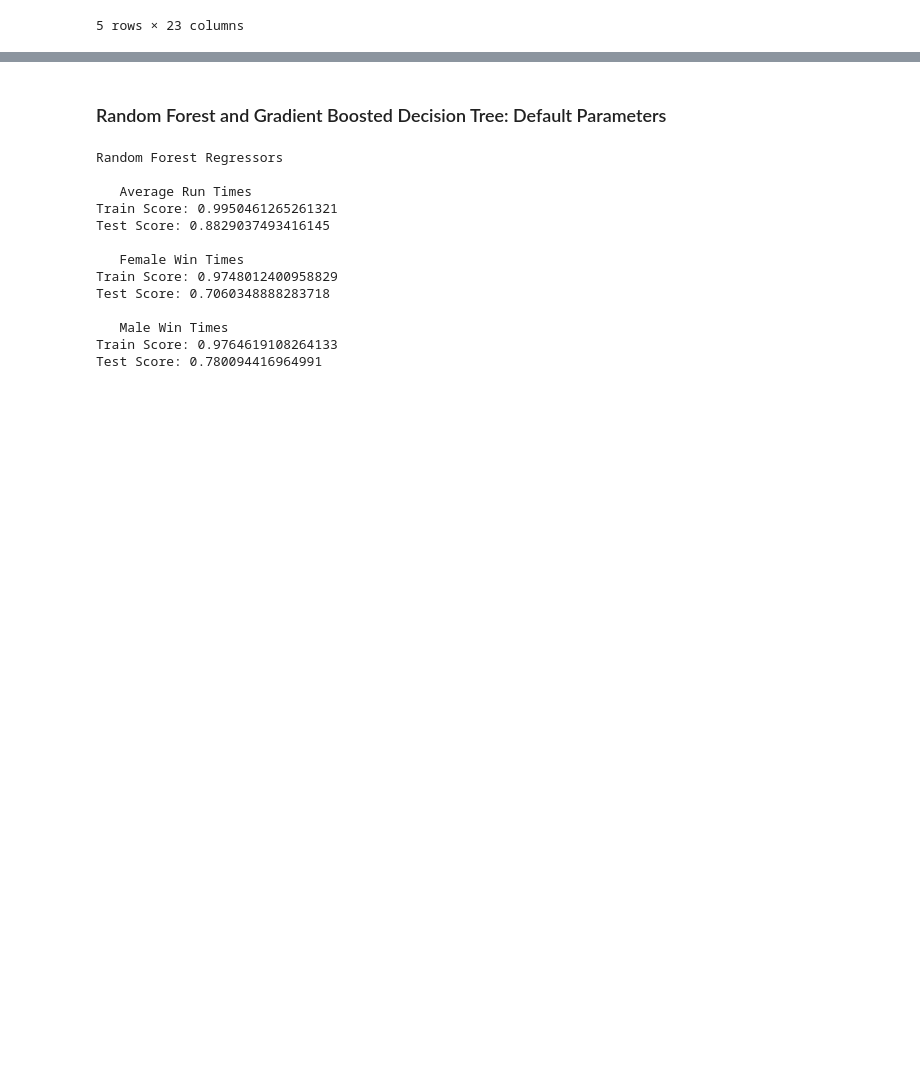
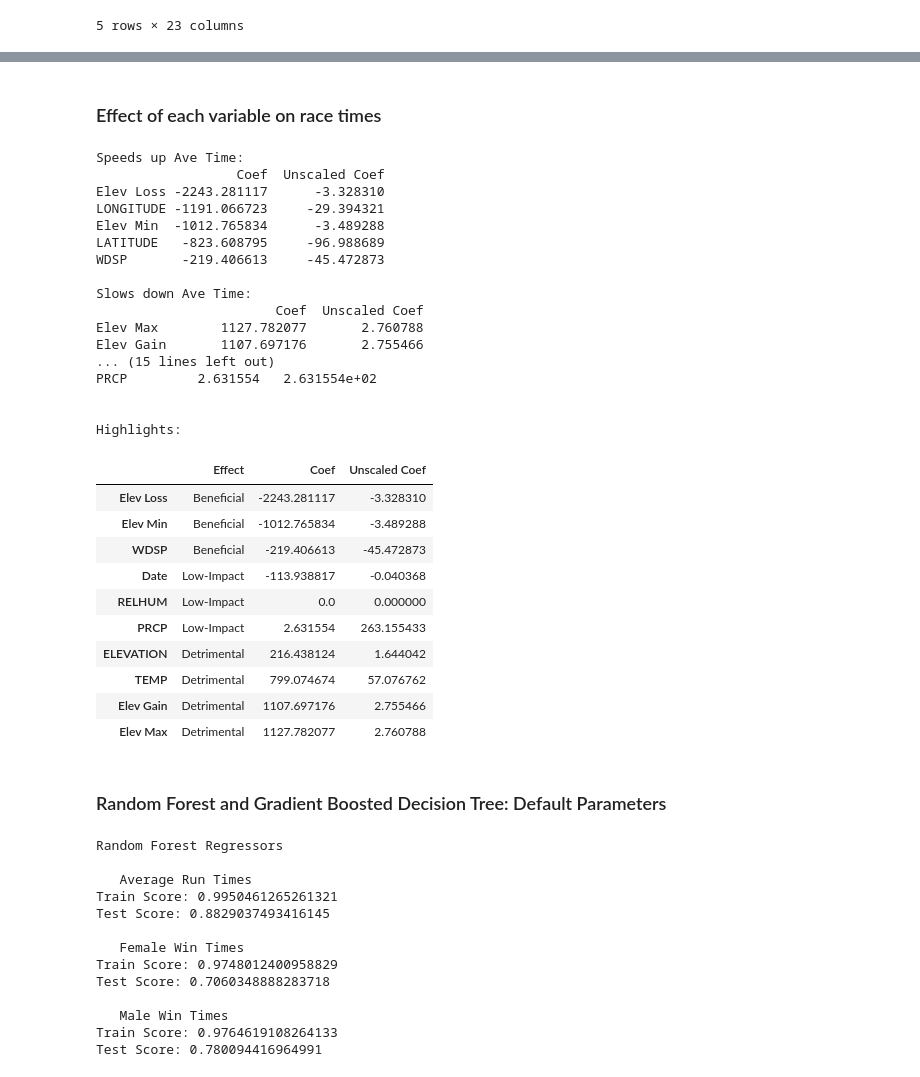
Before and after one commit to michael-p-k/MarathonPredictor, a Jupyter notebook: MarathonPredictor.ipynb, the cells around one changed output, grey strips where cells are left out. Cells and saved outputs as stored; diff of their text form; code cells hidden in the pictures; blank space fills up the shorter version.

Commit message:
converted linear coefs to meaningful units

```diff
--- a/MarathonPredictor.ipynb
+++ b/MarathonPredictor.ipynb
@@ -554,3 +521,67 @@ Detrimental Factors:
+# %% [markdown]
+### Effect of each variable on race times
+# %%
+# Create df to highlight which race factors are most beneficial and detrimental
+coef_df = (linreg_df.loc['Lasso Ave CV']
+           .to_frame()
+           .sort_values('Lasso Ave CV')
+           .rename(columns={'Lasso Ave CV':'Coef'})
+          )
+
+# Function to categorize race factors on how they affect average race time
+def good_or_bad(coef):
+    cutoff = 200
+    if coef > cutoff: return 'Detrimental'
+    elif coef < -cutoff: return 'Beneficial'
+    else: return 'Low-Impact'
+coef_df['Effect'] = coef_df['Coef'].apply(good_or_bad)
+
+# To allow interpretation of coefficients, we will reverse the RobustScaler.
+# RobustScaler transformation performed using interquartile range to convert to unscaled coefs.
+quantiles = X_ave_train.quantile([0.25,0.75]).T
+coef_df = coef_df.merge(quantiles, how='inner', left_index=True, right_index=True)
+coef_df['Unscaled Coef'] = coef_df.apply(lambda x: x['Coef']/(x[0.75]-x[0.25]), axis=1)
+
+print('\nSpeeds up Ave Time:')
+print(coef_df[coef_df['Effect']=='Beneficial'].loc[:,['Coef','Unscaled Coef']])
+print('\nSlows down Ave Time:')
+print(coef_df[coef_df['Effect']=='Detrimental'].loc[:,['Coef','Unscaled Coef']]
+     .sort_values('Coef', ascending=False))
+print('\nLow-Impact on Ave Time:')
+print(coef_df[coef_df['Effect']=='Low-Impact'].loc[:,['Coef','Unscaled Coef']])
+print('\n\nHighlights:')
+coef_df.loc[['Elev Loss','Elev Min','WDSP','Date','RELHUM',
+             'PRCP','ELEVATION','TEMP','Elev Gain','Elev Max'],
+            ['Effect','Coef','Unscaled Coef']]
+# %% [output]
+Speeds up Ave Time:
+                  Coef  Unscaled Coef
+Elev Loss -2243.281117      -3.328310
+LONGITUDE -1191.066723     -29.394321
+Elev Min  -1012.765834      -3.489288
+LATITUDE   -823.608795     -96.988689
+WDSP       -219.406613     -45.472873
+
+Slows down Ave Time:
+                       Coef  Unscaled Coef
+Elev Max        1127.782077       2.760788
+Elev Gain       1107.697176       2.755466
+... (15 lines left out)
+PRCP         2.631554   2.631554e+02
+
+
+Highlights:
+|  | Effect | Coef | Unscaled Coef |
+| Elev Loss | Beneficial | -2243.281117 | -3.328310 |
+| Elev Min | Beneficial | -1012.765834 | -3.489288 |
+| WDSP | Beneficial | -219.406613 | -45.472873 |
+| Date | Low-Impact | -113.938817 | -0.040368 |
+| RELHUM | Low-Impact | 0.0 | 0.000000 |
+| PRCP | Low-Impact | 2.631554 | 263.155433 |
+| ELEVATION | Detrimental | 216.438124 | 1.644042 |
+| TEMP | Detrimental | 799.074674 | 57.076762 |
+| Elev Gain | Detrimental | 1107.697176 | 2.755466 |
+| Elev Max | Detrimental | 1127.782077 | 2.760788 |
 # %% [markdown]
 ### Random Forest and Gradient Boosted Decision Tree: Default Parameters
 # %%
```
Also changed, not shown: parts of 15 cells of this notebook.
